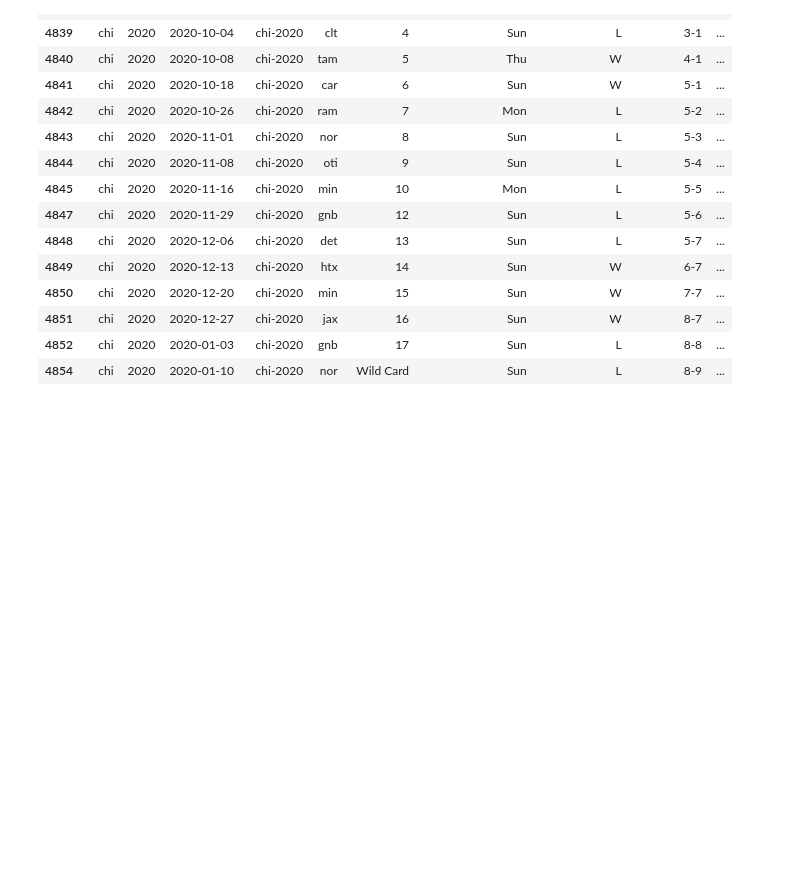
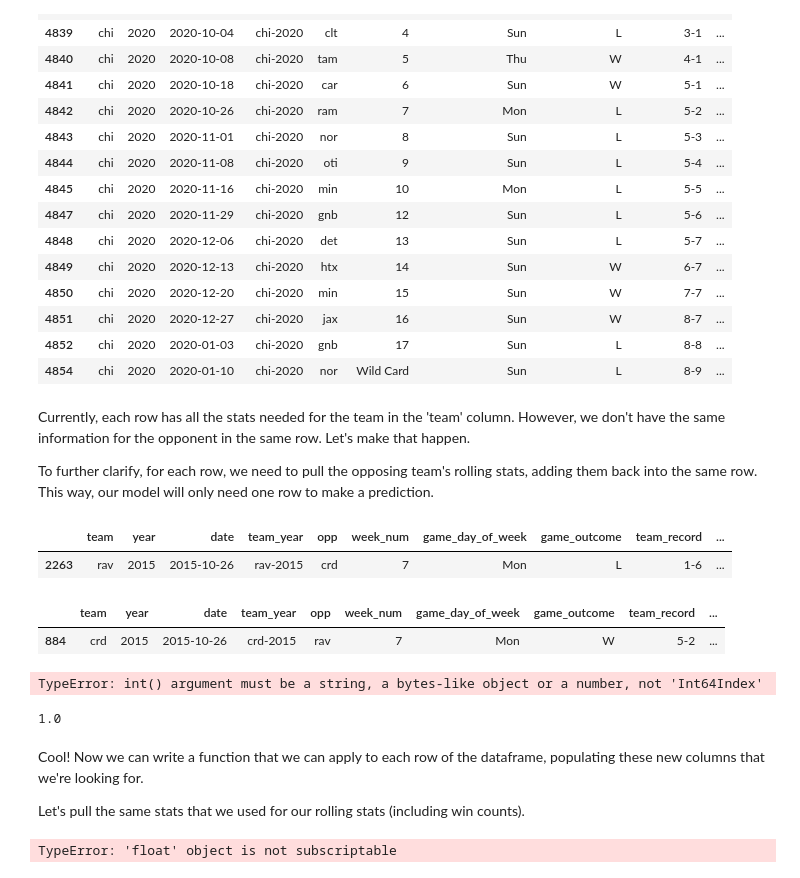
Before and after one commit to edubu2/metis-project2, a Jupyter notebook: clean_sched_df.ipynb, the cells around one changed output. Drawn from its saved outputs; the diff is of its cells as text; code cells hidden in the pictures; blank space fills up the shorter version.

```diff
--- a/clean_sched_df.ipynb
+++ b/clean_sched_df.ipynb
@@ -352,3 +357,38 @@ game_df[mask]
 | 4851 | chi | 2020 | 2020-12-27 | chi-2020 | jax | 16 | Sun | W | 8-7 | ... |
 | 4852 | chi | 2020 | 2020-01-03 | chi-2020 | gnb | 17 | Sun | L | 8-8 | ... |
 | 4854 | chi | 2020 | 2020-01-10 | chi-2020 | nor | Wild Card | Sun | L | 8-9 | ... |
+# %% [markdown]
+Currently, each row has all the stats needed for the team in the 'team' column. However, we don't have the same information for the opponent in the same row. Let's make that happen.
+
+To further clarify, for each row, we need to pull the opposing team's rolling stats, adding them back into the same row. This way, our model will only need one row to make a prediction.
+# %%
+# take a look at a random game in our sample
+row = game_df.sample(1)
+row
+# %% [output]
+|  | team | year | date | team_year | opp | week_num | game_day_of_week | game_outcome | team_record | ... |
+| 2263 | rav | 2015 | 2015-10-26 | rav-2015 | crd | 7 | Mon | L | 1-6 | ... |
+# %%
+# now let's filter the DF to get one row containing the opponent
+mask = (game_df.team == 'crd') & (game_df.date == '2015-10-26')
+game_df[mask]
+# %% [output]
+|  | team | year | date | team_year | opp | week_num | game_day_of_week | game_outcome | team_record | ... |
+| 884 | crd | 2015 | 2015-10-26 | crd-2015 | rav | 7 | Mon | W | 5-2 | ... |
+# %%
+# get indices of all values that meet mask criteria (should only be one)
+
+# STOPPPED HERE!
+index = int(game_df.index[mask])
+index
+# %% [output]
+TypeError: int() argument must be a string, a bytes-like object or a number, not 'Int64Index'
+# %%
+row = game_df[mask]
+row.at[884, 'roll3_wins']
+# %% [output]
+1.0
+# %% [markdown]
+Cool! Now we can write a function that we can apply to each row of the dataframe, populating these new columns that we're looking for.
+
+Let's pull the same stats that we used for our rolling stats (including win counts).
@@ -355,10 +399,36 @@ game_df[mask]
 # %%
-def get_opp_stats(row):
-    """ This function takes a row & and pulls the opposing team's rolling stats,
-    adding them back into the same row with new columns.
+def get_opp_stats(game_df, cols):
+    """
+        This function takes a row & and pulls the opposing team's rolling stats,
+        adding them back into the same row with new columns.
 
-    For example: team: 'chi', opp: 'det'
-        - this function pulls Detriot Lions
-          stats and adds them to the row, which will help with prediction.
+        For example: team: 'chi', opp: 'det'
+            - this function pulls Detriot Lions
+              stats and adds them to the row, which will help with prediction.
+
+        Parameters:
+            - df
+            - cols (list of strings): the columns that will be pulled from the opponent's latest record
+
+        Returns the dataFrame including the new columns.
     """
-    pass
+    df = game_df.copy()
+    def get_opp_stats(row, column):
+        """
+            This function will be used with df.apply() to add the new columns.
+        """
+
+        # filter the DF to get the row with the opposing team's stats at the same point in time
+        mask = (df.team == row['opp']) & (df.date == row['date'])
+        opp_row = df[mask]
+        return float(opp_row[column])
+
+    for col in cols:
+        new_col = 'opp_' + col
+        df[new_col] = df[col].apply(get_opp_stats, column=col)
+
+    return df
+
+test = get_opp_stats(game_df=game_df, cols=roll_cols)
+# %% [output]
+TypeError: 'float' object is not subscriptable
```
Also changed, not shown: parts of 10 cells of this notebook.
